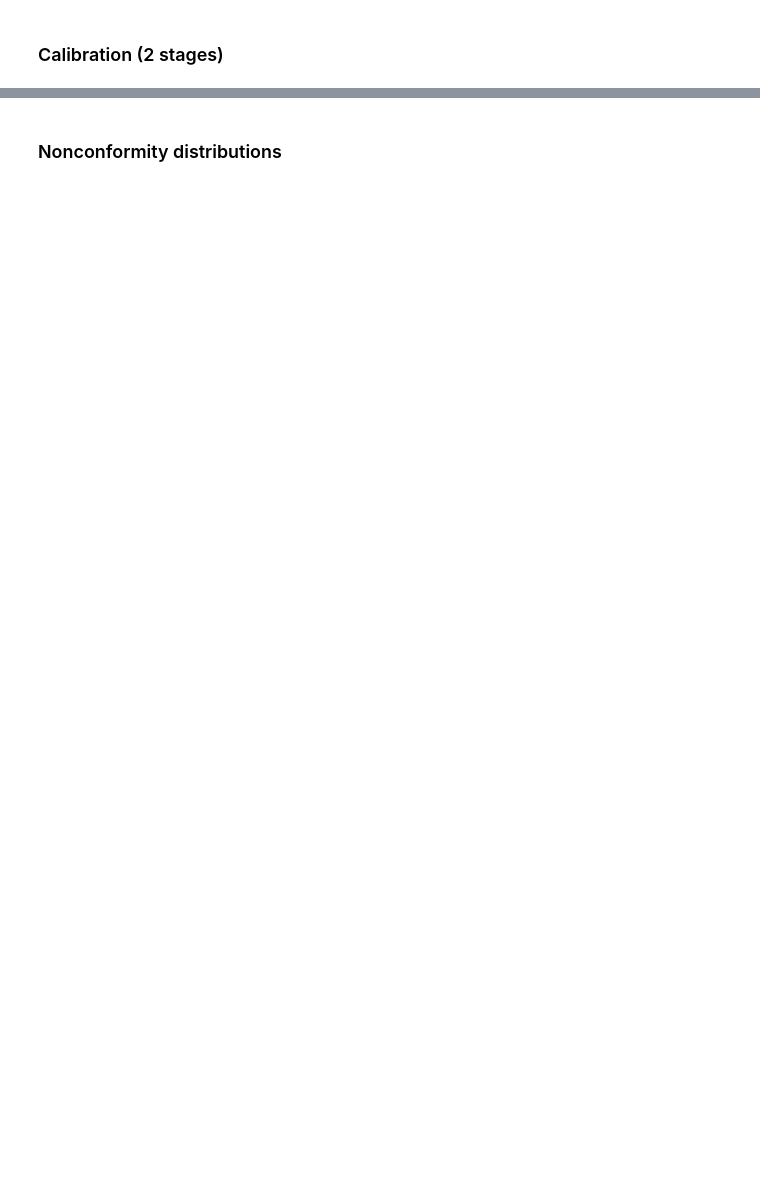
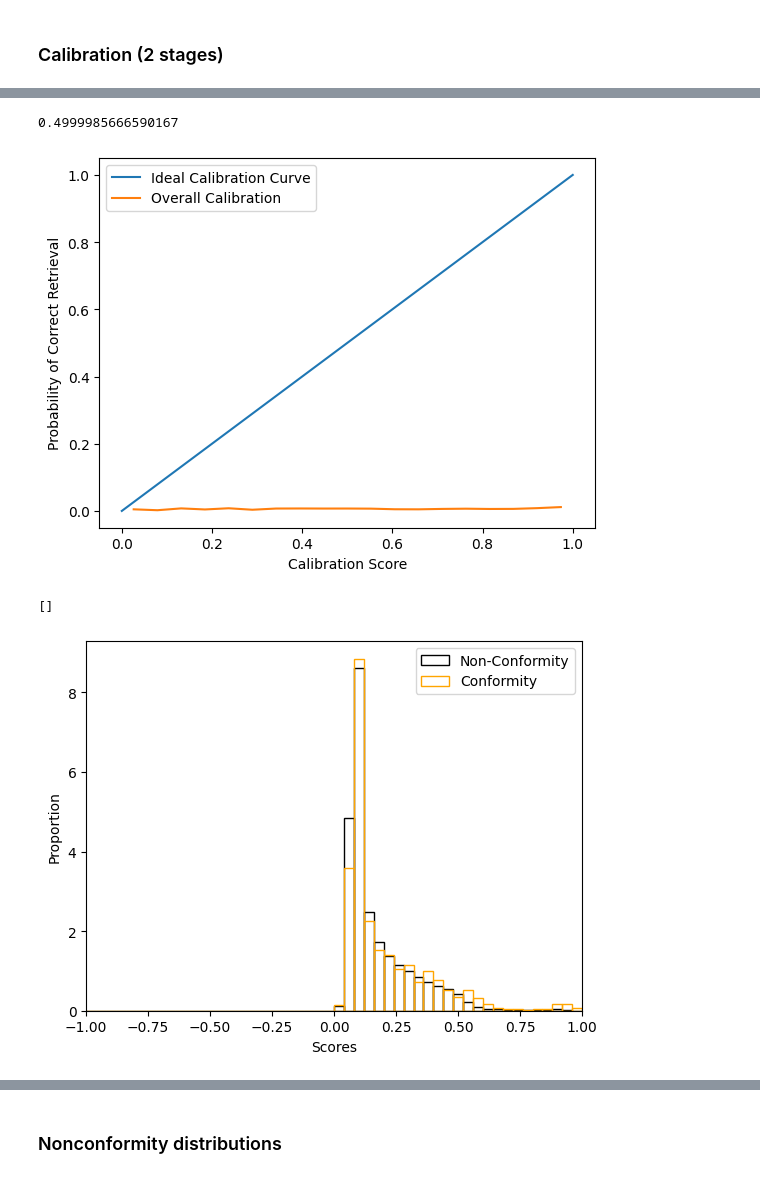
Before and after one commit to UTAustin-SwarmLab/Multi-modal-Data-Alignment, a Jupyter notebook: mmda/plot_nonconformity.ipynb, the cells around one changed output, grey strips where cells are left out. Drawn from its saved outputs; the diff is of its cells as text; code cells hidden in the pictures; blank space fills up the shorter version.

```diff
--- a/mmda/plot_nonconformity.ipynb
+++ b/mmda/plot_nonconformity.ipynb
@@ -46,20 +46,19 @@ data = load_sim_mat_cali()
 # %%
 from mmda.utils.spearman_utils import spearman_rank_coefficient
 from mmda.utils.calibrate import (
-    get_non_conformity_scores_1st_stage, get_non_conformity_scores_2nd_stage, calibrate, con_mat_calibrate,
+    get_calibration_scores_1st_stage, get_calibration_scores_2nd_stage, calibrate, con_mat_calibrate,
 )
 
-ns_scores3x3 = {}
+scores3x3 = {}
 for i in range(3):
     for j in range(3):
-        nc_scores, c_scores, q2scores = get_non_conformity_scores_1st_stage(data, i, j, top_k=5)
-        ns_scores3x3[(i, j)] = nc_scores
-print(ns_scores3x3)
-con_mat = con_mat_calibrate(data, ns_scores3x3)
-nc_scores, c_scores, q2scores = get_non_conformity_scores_2nd_stage(con_mat, np.mean, top_k=5)
-print(len(nc_scores), len(c_scores))
-scores, gt = [q2scores[q][0] for q in q2scores], [q2scores[q][1] for q in q2scores]
+        scores, _ = get_calibration_scores_1st_stage(data, i, j)
+        scores3x3[(i, j)] = scores
+
+con_mat = con_mat_calibrate(data, scores3x3)
+scores, gt = get_calibration_scores_2nd_stage(con_mat, np.mean)
+print(len(scores))
 cali_scores = []
 for score in scores:
-    cali_scores.append(calibrate(score, nc_scores))
+    cali_scores.append(calibrate(score, scores))
 # %% [output]
@@ -71,29 +84,37 @@ print(con_mat[(1778, 1778)])
 # %%
+nc_scores = np.array(scores)[gt == 0]
+c_scores = np.array(scores)[gt == 1]
+
 print(np.mean(cali_scores))
 bins = np.linspace(0, 1, 20)
 bin_indices = np.digitize(cali_scores, bins)
 bin_scores = []
 bin_gt = []
 for k in range(1, len(bins)):
     bin_mask = bin_indices == k
     bin_scores.append(np.mean(np.array(cali_scores)[bin_mask]))
     bin_gt.append(np.mean(np.array(gt)[bin_mask]))
 plt.figure()
 plt.plot([0,1], [0,1], label="Ideal Calibration Curve")
 plt.plot(bin_scores, bin_gt, label="Overall Calibration")
 plt.xlabel("Calibration Score")
 plt.ylabel("Probability of Correct Retrieval")
 plt.legend()
 plt.show()
 
 plt.figure()
 nc_fig = plt.hist(nc_scores, bins=bin_edges, fill=None, edgecolor="black", density=True, label="Non-Conformity")
 c_fig = plt.hist(c_scores, bins=bin_edges, fill=None, edgecolor="orange", density=True, label="Conformity")
 plt.xlabel("Scores")
 plt.ylabel("Proportion")
 plt.xlim(-1,1)
 plt.legend()
 plt.plot()
+# %% [output]
+0.4999985666590167
+[figure, added]
+[]
+[figure, added]
 # %%
 # plot the calibration curve
 # x axis: calibration score
```
Also changed, not shown: parts of 12 cells of this notebook, 2 other files.
